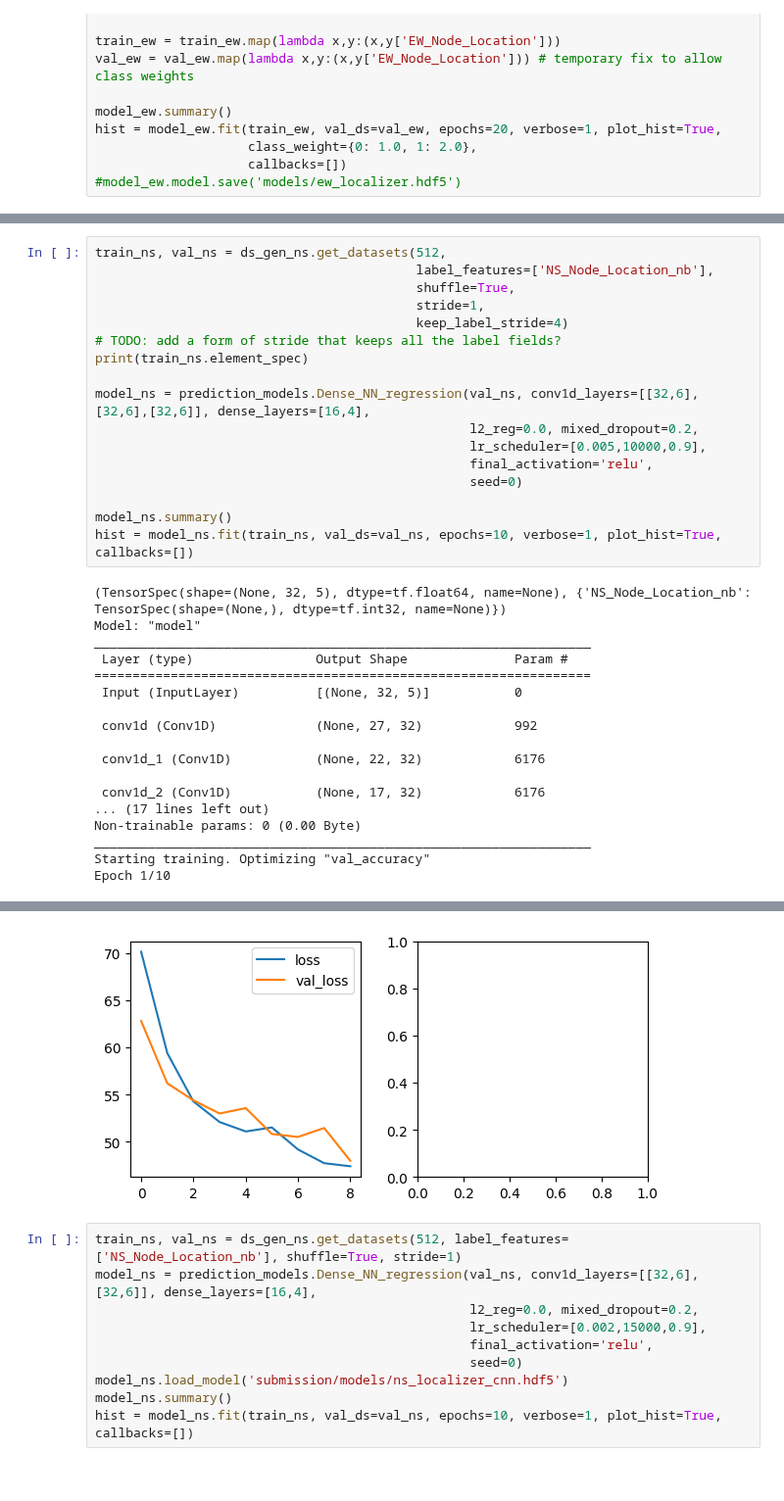
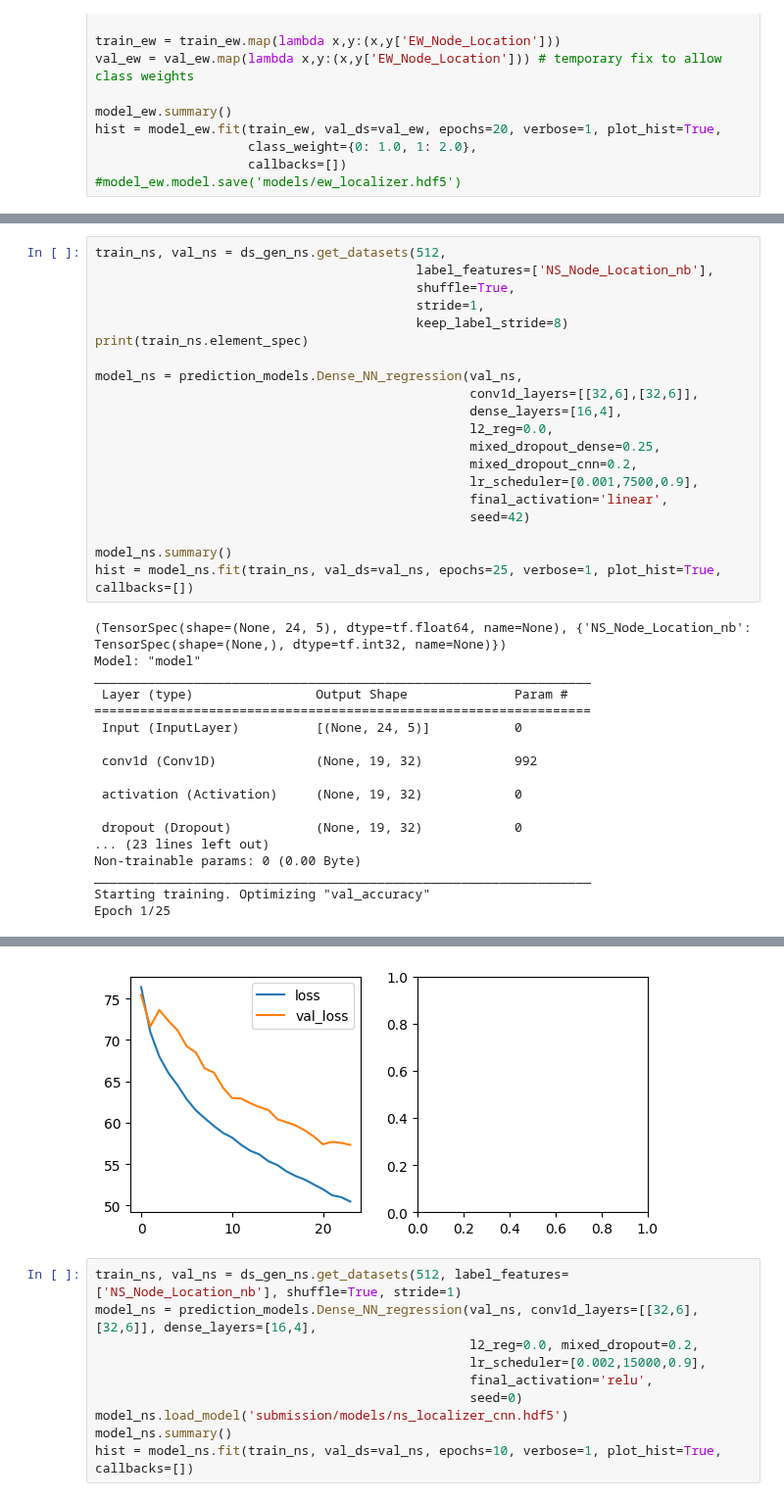
Before and after one commit to DavidBaldsiefen/splid-challenge, a Jupyter notebook: node_localizer.ipynb, the cells around one changed output, grey strips where cells are left out. Shown at 98% size. Drawn from its saved outputs; the diff is of its cells as text.

```diff
--- a/node_localizer.ipynb
+++ b/node_localizer.ipynb
@@ -131,33 +177,36 @@ train_ns, val_ns = ds_gen_ns.get_datasets(512,
                                           label_features=['NS_Node_Location_nb'],
                                           shuffle=True,
                                           stride=1,
-                                          keep_label_stride=4)
-# TODO: add a form of stride that keeps all the label fields?
+                                          keep_label_stride=8)
 print(train_ns.element_spec)
 
-model_ns = prediction_models.Dense_NN_regression(val_ns, conv1d_layers=[[32,6],[32,6],[32,6]], dense_layers=[16,4],
-                                                 l2_reg=0.0, mixed_dropout=0.2,
-                                                 lr_scheduler=[0.005,10000,0.9],
-                                                 final_activation='relu',
-                                                 seed=0)
+model_ns = prediction_models.Dense_NN_regression(val_ns,
+                                                 conv1d_layers=[[32,6],[32,6]],
+                                                 dense_layers=[16,4],
+                                                 l2_reg=0.0,
+                                                 mixed_dropout_dense=0.25,
+                                                 mixed_dropout_cnn=0.2,
+                                                 lr_scheduler=[0.001,7500,0.9],
+                                                 final_activation='linear',
+                                                 seed=42)
 
 model_ns.summary()
-hist = model_ns.fit(train_ns, val_ds=val_ns, epochs=10, verbose=1, plot_hist=True, callbacks=[])
+hist = model_ns.fit(train_ns, val_ds=val_ns, epochs=25, verbose=1, plot_hist=True, callbacks=[])
 # %% [output]
-(TensorSpec(shape=(None, 32, 5), dtype=tf.float64, name=None), {'NS_Node_Location_nb': TensorSpec(shape=(None,), dtype=tf.int32, name=None)})
+(TensorSpec(shape=(None, 24, 5), dtype=tf.float64, name=None), {'NS_Node_Location_nb': TensorSpec(shape=(None,), dtype=tf.int32, name=None)})
 Model: "model"
 _________________________________________________________________
  Layer (type)                Output Shape              Param #
 =================================================================
- Input (InputLayer)          [(None, 32, 5)]           0
+ Input (InputLayer)          [(None, 24, 5)]           0
 
- conv1d (Conv1D)             (None, 27, 32)            992
+ conv1d (Conv1D)             (None, 19, 32)            992
 
- conv1d_1 (Conv1D)           (None, 22, 32)            6176
+ activation (Activation)     (None, 19, 32)            0
 
- conv1d_2 (Conv1D)           (None, 17, 32)            6176
-... (17 lines left out)
+ dropout (Dropout)           (None, 19, 32)            0
+... (23 lines left out)
 Non-trainable params: 0 (0.00 Byte)
 _________________________________________________________________
 Starting training. Optimizing "val_accuracy"
-Epoch 1/10
+Epoch 1/25
@@ -187,4 +236,4 @@ Evaluating model:
-[figure, old version]
+[figure, new version]
 # %%
 train_ns, val_ns = ds_gen_ns.get_datasets(512, label_features=['NS_Node_Location_nb'], shuffle=True, stride=1)
 model_ns = prediction_models.Dense_NN_regression(val_ns, conv1d_layers=[[32,6],[32,6]], dense_layers=[16,4],
```
Also changed, not shown: parts of 9 cells of this notebook, 17 other files.
